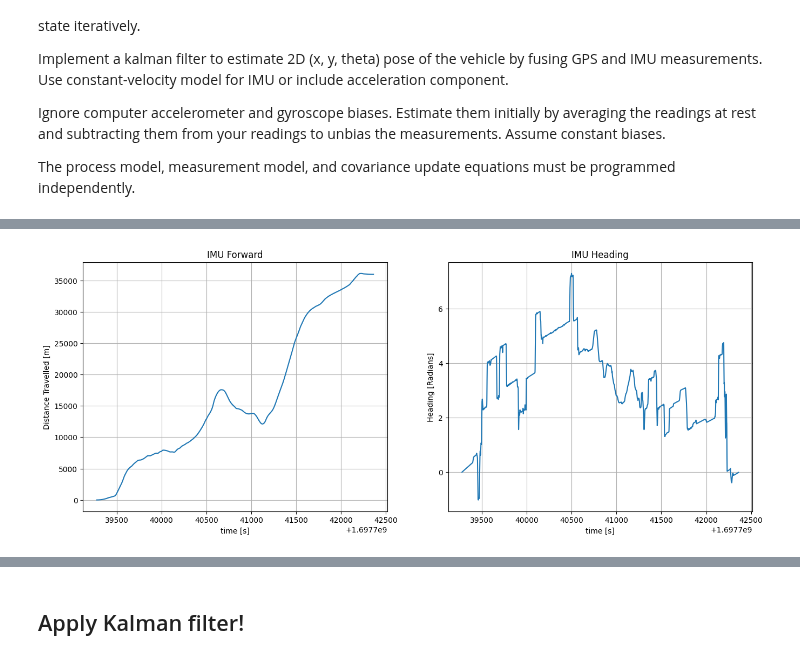
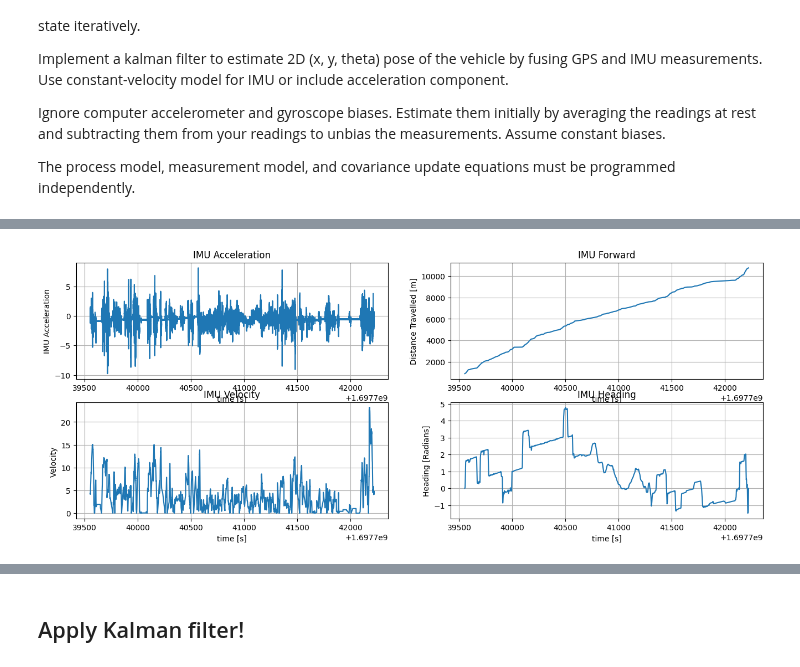
Before and after one commit to meuliano/AutonomousFieldRobotics, a Jupyter notebook: HW5/hw5_euliano.ipynb, the cells around one changed output, grey strips where cells are left out. Drawn from its saved outputs; the diff is of its cells as text; code cells hidden in the pictures.

```diff
--- a/HW5/hw5_euliano.ipynb
+++ b/HW5/hw5_euliano.ipynb
@@ -30,9 +50,5 @@ data_imu = "2023-10-19-14-14-38-filtered/imu-imu_uncompensated.csv"
 # %%
-# Store  GPS date
-gps_lat = pd.read_csv(data_gps, index_col=7)
-gps_lon = pd.read_csv(data_gps, index_col=8)
-
-# Store IMU date
+# Save IMU Data to Variables
 imu_time = pd.read_csv(data_imu, index_col=0)
 ang_vel_x = pd.read_csv(data_imu, index_col=18)
 ang_vel_y = pd.read_csv(data_imu, index_col=19)
@@ -40,3 +56,8 @@ ang_vel_z = pd.read_csv(data_imu, index_col=20)
 lin_accel_x = pd.read_csv(data_imu, index_col=30)
 lin_accel_y = pd.read_csv(data_imu, index_col=31)
 lin_accel_z = pd.read_csv(data_imu, index_col=32)
+
+imu_yr = ang_vel_z.index[54719:588367]
+imu_a_all = lin_accel_x.index[:]
+imu_a = lin_accel_x.index[54719:588367]
+imu_t = imu_time.index[54719:588367]
@@ -100,17 +189,27 @@ imu_pN = integrate.cumtrapz(py, imu_time.index[2:])
 # %%
-fig, ax = plt.subplots(1, 2, figsize=(16, 6))
-ax[0].plot(imu_time.index[2::], imu_p)
-ax[0].set_xlabel('time [s]')
-ax[0].set_ylabel('Distance Travelled [m]')
-ax[0].set_title('IMU Forward')
-ax[0].grid()
-ax[1].plot(imu_time.index[1:], yaw_angle)
-ax[1].set_xlabel('time [s]')
-ax[1].set_ylabel('Heading [Radians]')
-ax[1].set_title('IMU Heading')
-ax[1].grid()
+fig, ax = plt.subplots(2, 2, figsize=(16, 6))
+ax[0,0].plot(imu_t, imu_a)
+ax[0,0].set_xlabel('time [s]')
+ax[0,0].set_ylabel('IMU Acceleration')
+ax[0,0].set_title('IMU Acceleration')
+ax[0,0].grid()
+ax[1,0].plot(imu_t, imu_v)
+ax[1,0].set_xlabel('time [s]')
+ax[1,0].set_ylabel('Velocity ')
+ax[1,0].set_title('IMU Velocity')
+ax[1,0].grid()
+ax[0,1].plot(imu_t, imu_p)
+ax[0,1].set_xlabel('time [s]')
+ax[0,1].set_ylabel('Distance Travelled [m]')
+ax[0,1].set_title('IMU Forward')
+ax[0,1].grid()
+ax[1,1].plot(imu_t[1:], yaw_angle)
+ax[1,1].set_xlabel('time [s]')
+ax[1,1].set_ylabel('Heading [Radians]')
+ax[1,1].set_title('IMU Heading')
+ax[1,1].grid()
 # %% [output]
-[figure, old version]
+[figure, new version]
 # %%
 fig, ax = plt.subplots(1, 2, figsize=(16, 6))
 ax[0].plot(gps_x, gps_y)
```
Also changed, not shown: parts of 21 cells of this notebook.
